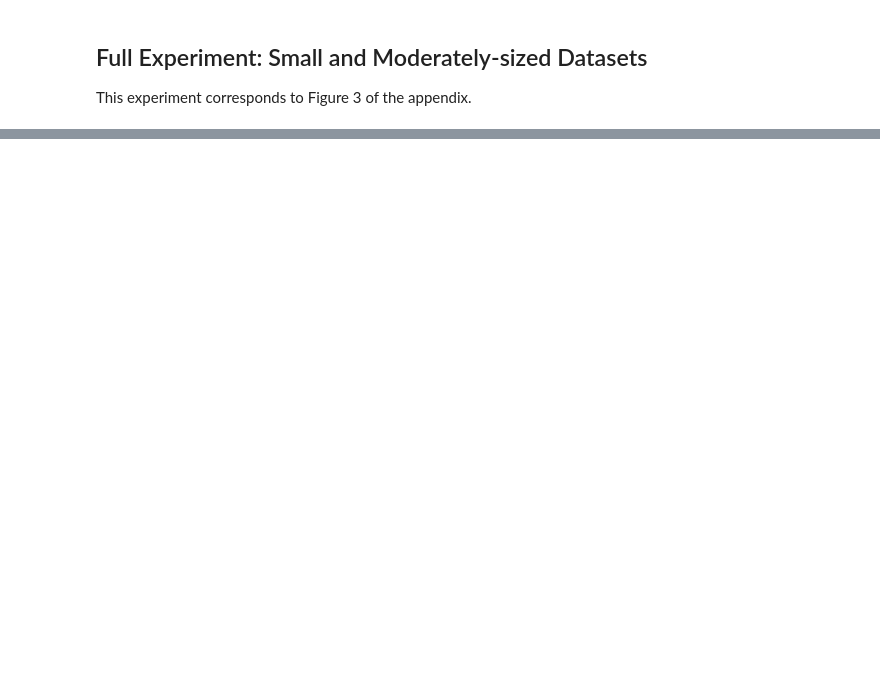
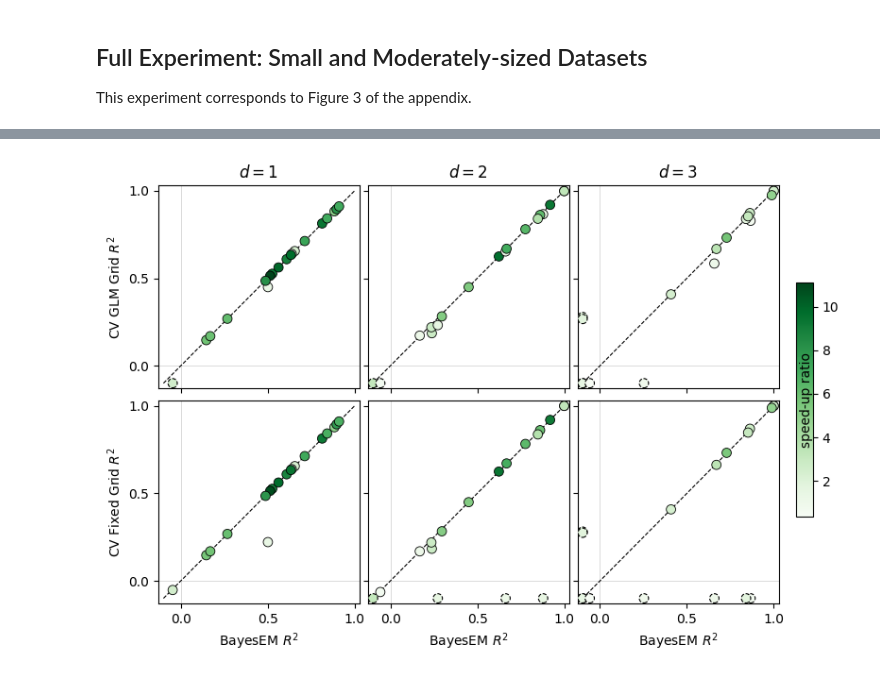
Before and after one commit to marioboley/fastridge, a Jupyter notebook: experiments/real_data.ipynb, the cells around one changed output, grey strips where cells are left out. Cells and saved outputs as stored; diff of their text form; code cells hidden in the pictures; blank space fills up the shorter version.

Commit message:
chore: add real_data run outputs and regenerated figures

```diff
--- a/experiments/real_data.ipynb
+++ b/experiments/real_data.ipynb
@@ -92,7 +135,7 @@ problems_d3 = [
     EmpiricalDataProblem('concrete',   'Concrete compressive strength'),
     EmpiricalDataProblem('diabetes',   'target'),
     # EmpiricalDataProblem('eye',        'y'),  # excluded in paper for d=3
-    # EmpiricalDataProblem('forest',     'area'),  # OHE interaction columns cause SVD failure
+    EmpiricalDataProblem('forest',     'area'),  # OHE interaction columns cause SVD failure
     EmpiricalDataProblem('student',    'G3', drop=['G1', 'G2']),
     EmpiricalDataProblem('yacht',      'Residuary_resistance'),
     EmpiricalDataProblem('automobile', 'price', nan_policy='drop_rows'),
@@ -202,13 +264,13 @@ def make_figure3(exp_d1, exp_d2, exp_d3, output_path=None):
             ax.set_ylim(CLIP_MIN - PAD, 1 + PAD)
 
             if row == 1:
-                ax.set_xlabel('BayesEM ^2$')
+                ax.set_xlabel('BayesEM $R^2$')
                 ax.set_xticks([0.0, 0.5, 1.0])
             if col == 0:
-                ax.set_ylabel(f'{cv_label} ^2$')
+                ax.set_ylabel(f'{cv_label} $R^2$')
                 ax.set_yticks([0.0, 0.5, 1.0])
             if row == 0:
-                ax.set_title(f' = {col + 1}$')
+                ax.set_title(f'$d = {col + 1}$')
 
     cbar_ax = fig.add_axes([0.86, 0.28, 0.02, 0.46])
     sm = plt.cm.ScalarMappable(cmap=cmap, norm=norm)
@@ -295,7 +397,7 @@ problems_full_d2 = [
     EmpiricalDataProblem('facebook',         'Total Interactions',
                          drop=['comment', 'like', 'share'],
                          nan_policy='drop_rows'),
-    # EmpiricalDataProblem('forest',           'area'),  # OHE interaction columns cause SVD failure
+    EmpiricalDataProblem('forest',           'area'),  # OHE interaction columns cause SVD failure
     EmpiricalDataProblem('naval_propulsion', 'GT_compressor_decay', drop=['GT_turbine_decay']),
     EmpiricalDataProblem('naval_propulsion', 'GT_turbine_decay',    drop=['GT_compressor_decay']),
     EmpiricalDataProblem('parkinsons',       'motor_UPDRS',         drop=['total_UPDRS']),
@@ -342,7 +483,7 @@ problems_full_d3 = [
     EmpiricalDataProblem('facebook',         'Total Interactions',
                          drop=['comment', 'like', 'share'],
                          nan_policy='drop_rows'),
-    # EmpiricalDataProblem('forest',           'area'),  # OHE interaction columns cause SVD failure
+    EmpiricalDataProblem('forest',           'area'),  # OHE interaction columns cause SVD failure
     EmpiricalDataProblem('naval_propulsion', 'GT_compressor_decay', drop=['GT_turbine_decay']),
     EmpiricalDataProblem('naval_propulsion', 'GT_turbine_decay',    drop=['GT_compressor_decay']),
     EmpiricalDataProblem('parkinsons',       'motor_UPDRS',         drop=['total_UPDRS']),
@@ -374,6 +552,7 @@ pd.DataFrame(rows_full_d3).sort_values('n_train', ascending=False).round(2)
 # %%
-make_figure3(exp_full, exp_full_d2, exp_full_d3,
-             output_path='../output/paper2023_figure3.pdf')
+make_figure3(exp_full, exp_full_d2, exp_full_d3)
+# %% [output]
+[figure, added]
 # %%
 problems_large = [
     EmpiricalDataProblem('twitter', 'V78'),
```
Also changed, not shown: parts of 18 cells of this notebook, 5 other files.
